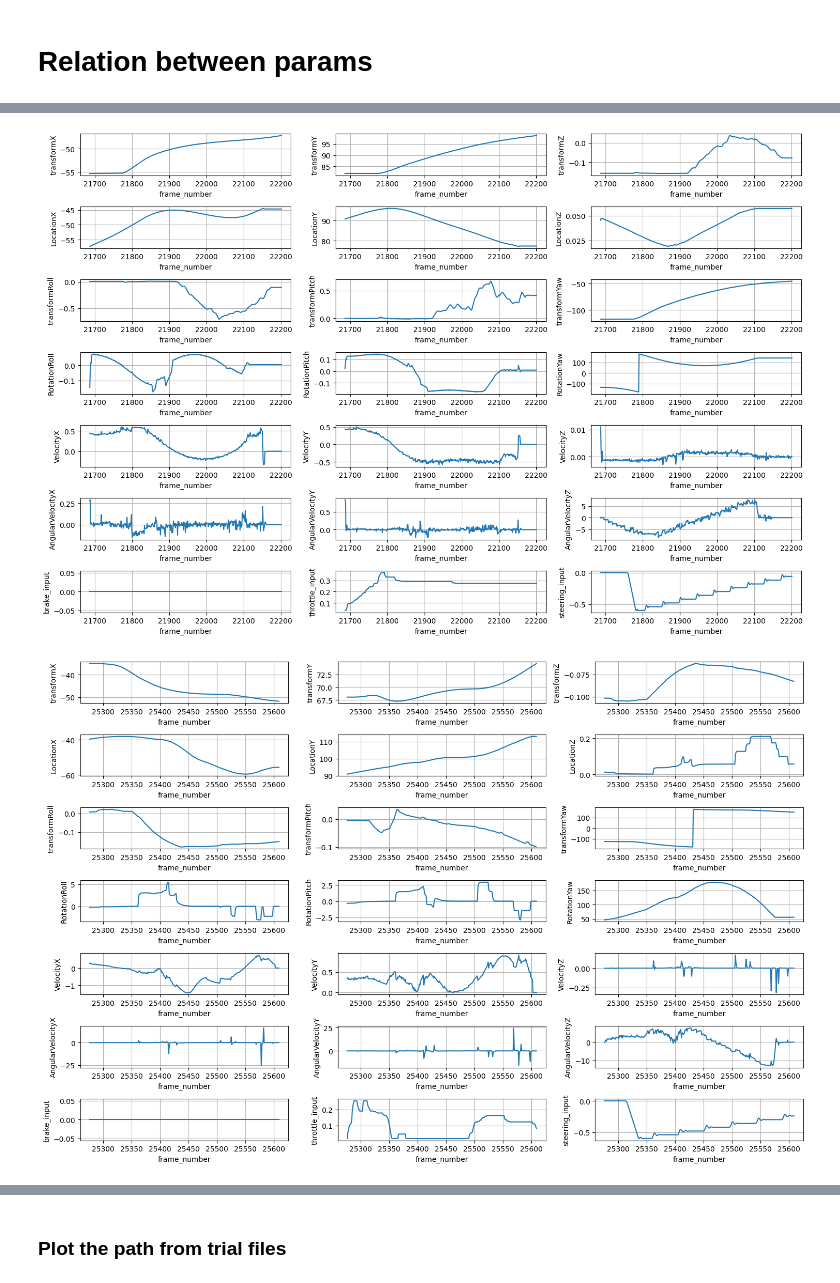
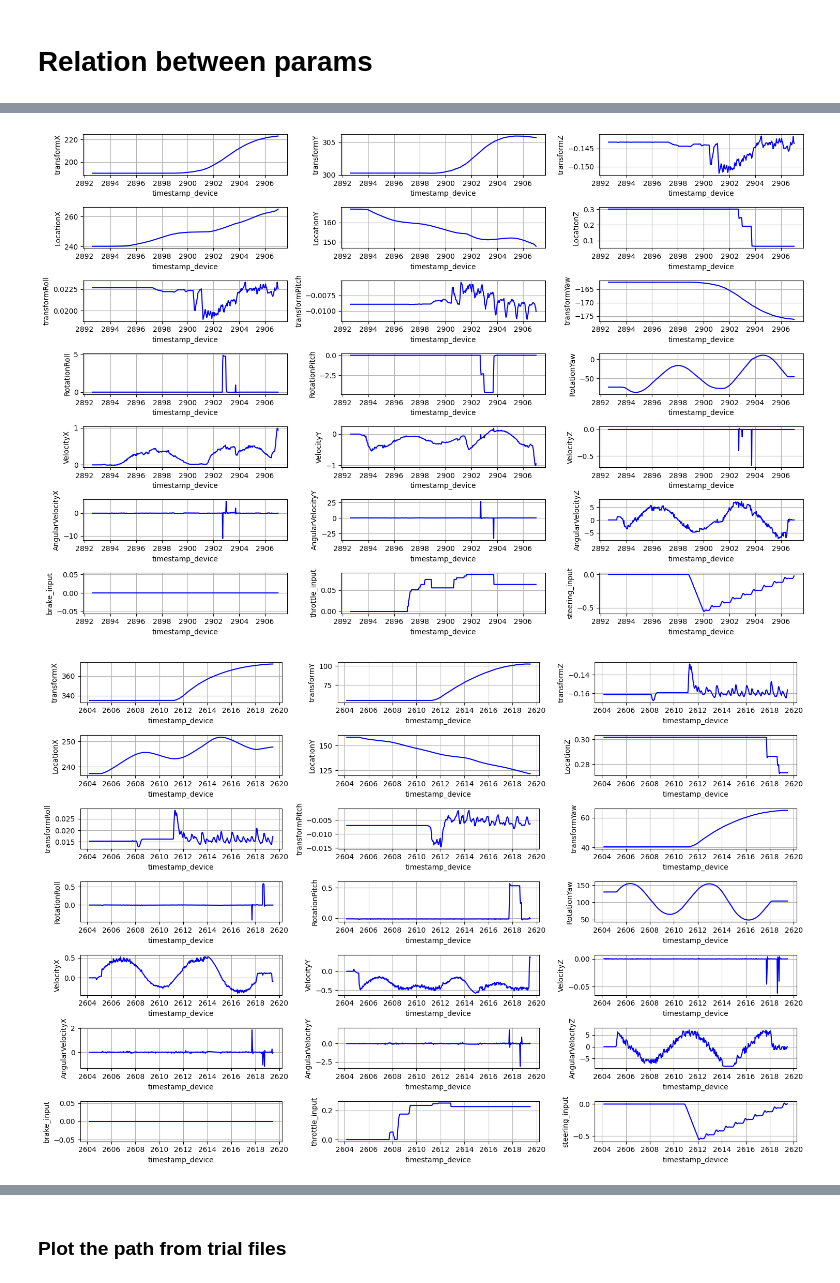
Before and after one commit to chanyca/DReyeVR, a Jupyter notebook: PythonAPI/examples/HapticSharedControl/algorithm.ipynb, the cells around one changed output, grey strips where cells are left out. Drawn from its saved outputs; the diff is of its cells as text; code cells hidden in the pictures.

```diff
--- a/PythonAPI/examples/HapticSharedControl/algorithm.ipynb
+++ b/PythonAPI/examples/HapticSharedControl/algorithm.ipynb
@@ -46,8 +46,9 @@ def plot_data_with_timestamp(df, headers = columns):
     rows = int(len(plot_columns) // cols)
     for i in range(len(plot_columns)):
         plt.subplot(rows, cols, i+1)
-        plt.plot(df['frame_number'], df[plot_columns[i]])
-        plt.xlabel('frame_number')
+        plt.plot(df['timestamp_device'] / 1000, df[plot_columns[i]], color='blue')
+        # plt.plot(df['frame_number'], df[plot_columns[i]].diff().fillna(0), color='red')
+        plt.xlabel('timestamp_device')
         plt.ylabel(plot_columns[i])
 
         plt.tight_layout()
@@ -55,6 +56,3 @@ def plot_data_with_timestamp(df, headers = columns):
 
     plt.show()
     plt.close()
-
-df = pd.read_excel('./data/vehicle_logs/forward_0.xlsx')
-plot_data_with_timestamp(df[df["throttle_input"] !=0], headers=columns)
@@ -63,10 +59,10 @@ plot_data_with_timestamp(df[df["throttle_input"] !=0], headers=columns)
 # %%
-df = pd.read_excel('./data/vehicle_logs/backward_0.xlsx')
-plot_data_with_timestamp(df[df["throttle_input"] !=0], headers=columns)
+df = pd.read_excel('./data/vehicle_logs/forward_2.xlsx')
+plot_data_with_timestamp(df, headers=columns)
 # %% [output]
-[figure, old version]
+[figure, new version]
 # %%
-df = pd.read_excel('./data/vehicle_logs/forward_1.xlsx')
-plot_data_with_timestamp(df[df["throttle_input"] !=0], headers=columns)
+df = pd.read_excel('./data/vehicle_logs/backward_2.xlsx')
+plot_data_with_timestamp(df, headers=columns)
 # %% [output]
-[figure, old version]
+[figure, new version]
```
Also changed, not shown: parts of 10 cells of this notebook, 7 other files.
